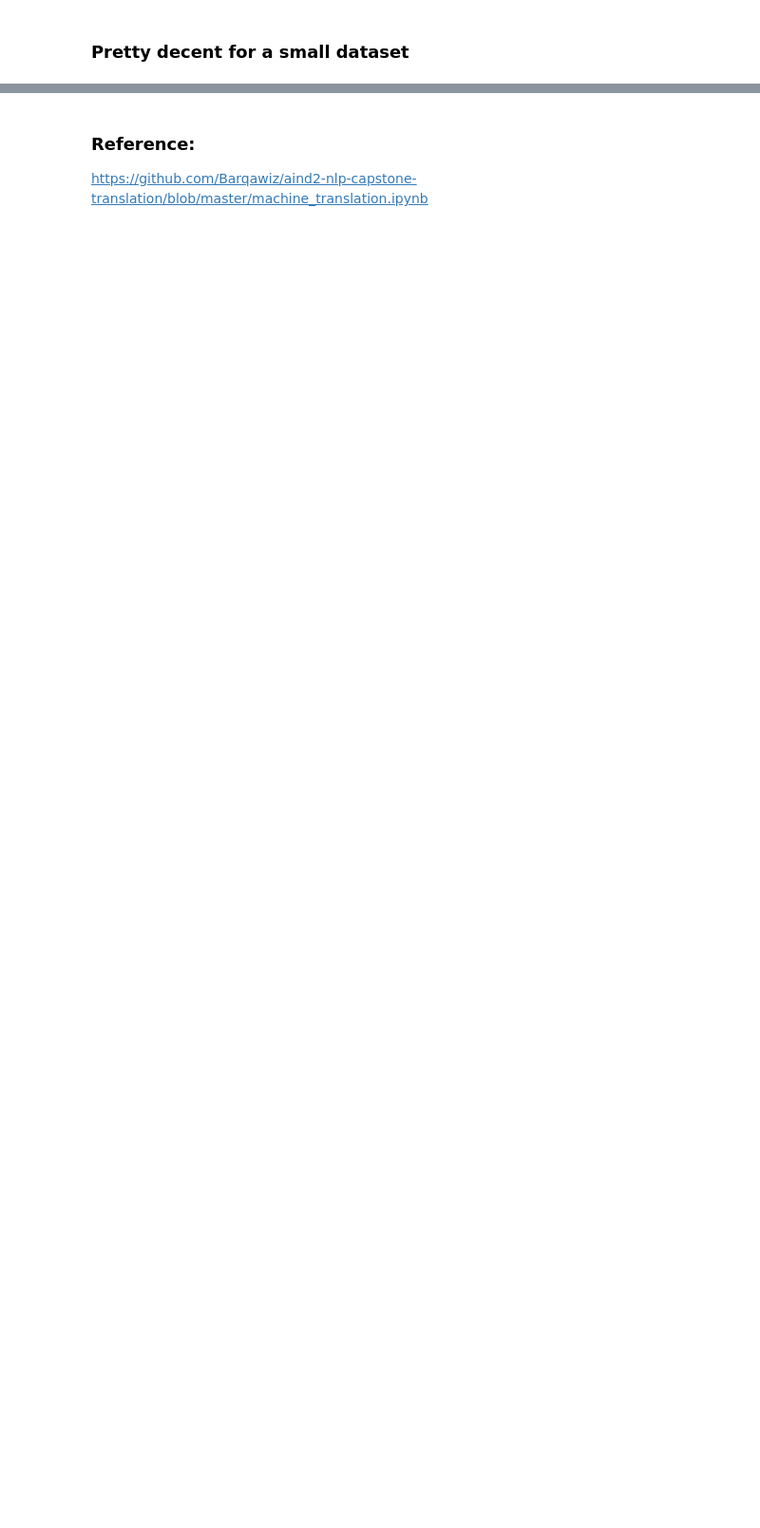
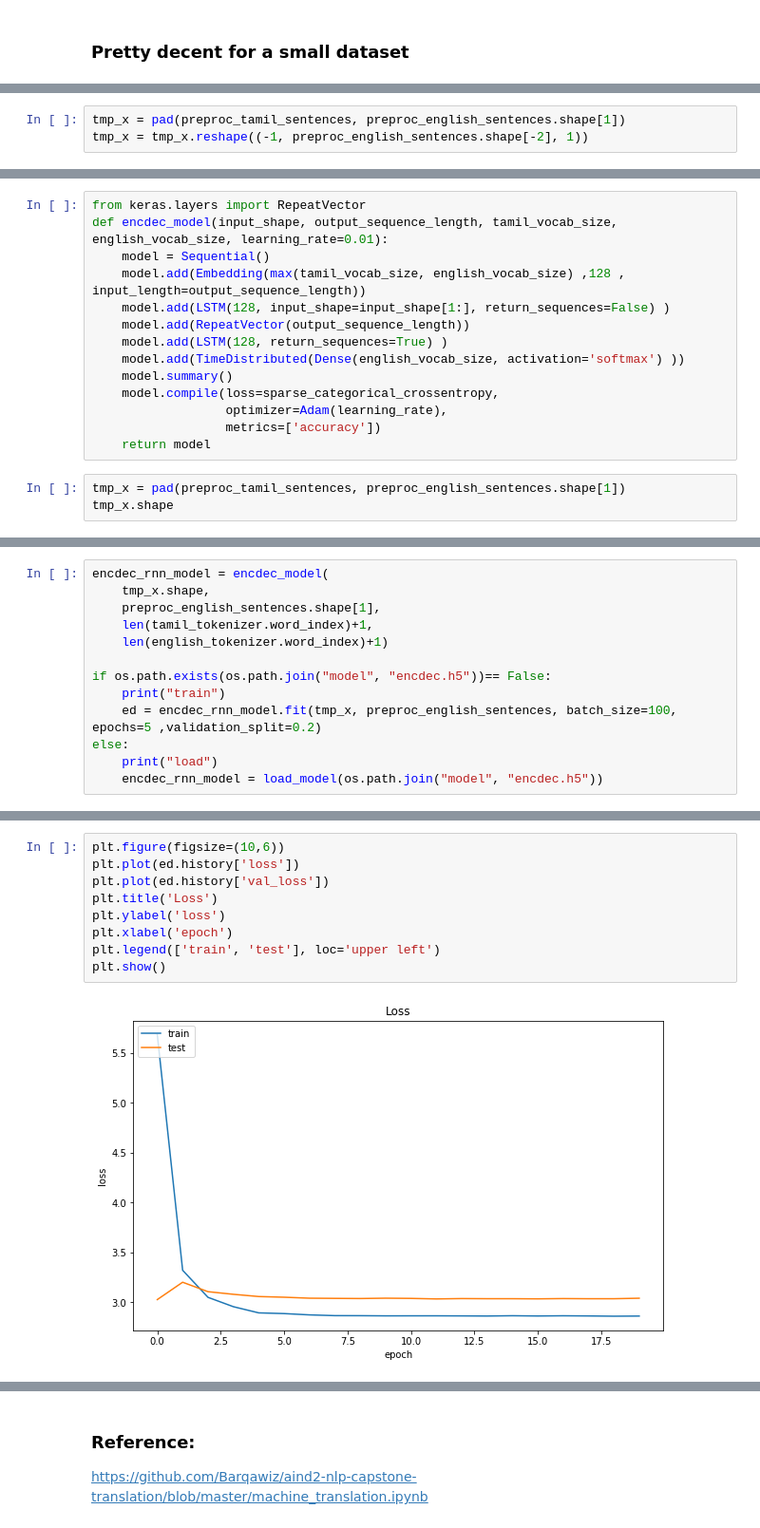
Before and after one commit to Sangarshanan/Neural-Language-Translation, a Jupyter notebook: Neural translation.ipynb, the cells around one changed output, grey strips where cells are left out. Shown at 95% size. Drawn from its saved outputs; the diff is of its cells as text; blank space fills up the shorter version.

```diff
--- a/Neural translation.ipynb
+++ b/Neural translation.ipynb
@@ -367,0 +541,3 @@ the the the the petroleum response response response a a a a a a a a a a the a o
+# %%
+tmp_x = pad(preproc_tamil_sentences, preproc_english_sentences.shape[1])
+tmp_x = tmp_x.reshape((-1, preproc_english_sentences.shape[-2], 1))
@@ -367,0 +602,17 @@ the the the the petroleum response response response a a a a a a a a a a the a o
+# %%
+from keras.layers import RepeatVector
+def encdec_model(input_shape, output_sequence_length, tamil_vocab_size, english_vocab_size, learning_rate=0.01):
+    model = Sequential()
+    model.add(Embedding(max(tamil_vocab_size, english_vocab_size) ,128 , input_length=output_sequence_length))
+    model.add(LSTM(128, input_shape=input_shape[1:], return_sequences=False) )
+    model.add(RepeatVector(output_sequence_length))
+    model.add(LSTM(128, return_sequences=True) )
+    model.add(TimeDistributed(Dense(english_vocab_size, activation='softmax') ))
+    model.summary()
+    model.compile(loss=sparse_categorical_crossentropy,
+                  optimizer=Adam(learning_rate),
+                  metrics=['accuracy'])
+    return model
+# %%
+tmp_x = pad(preproc_tamil_sentences, preproc_english_sentences.shape[1])
+tmp_x.shape
@@ -367,0 +621,13 @@ the the the the petroleum response response response a a a a a a a a a a the a o
+# %%
+encdec_rnn_model = encdec_model(
+    tmp_x.shape,
+    preproc_english_sentences.shape[1],
+    len(tamil_tokenizer.word_index)+1,
+    len(english_tokenizer.word_index)+1)
+
+if os.path.exists(os.path.join("model", "encdec.h5"))== False:
+    print("train")
+    ed = encdec_rnn_model.fit(tmp_x, preproc_english_sentences, batch_size=100, epochs=5 ,validation_split=0.2)
+else:
+    print("load")
+    encdec_rnn_model = load_model(os.path.join("model", "encdec.h5"))
@@ -367,0 +656,11 @@ the the the the petroleum response response response a a a a a a a a a a the a o
+# %%
+plt.figure(figsize=(10,6))
+plt.plot(ed.history['loss'])
+plt.plot(ed.history['val_loss'])
+plt.title('Loss')
+plt.ylabel('loss')
+plt.xlabel('epoch')
+plt.legend(['train', 'test'], loc='upper left')
+plt.show()
+# %% [output]
+[figure, added]
```
Also changed, not shown: parts of 90 cells of this notebook, 5 other files.
